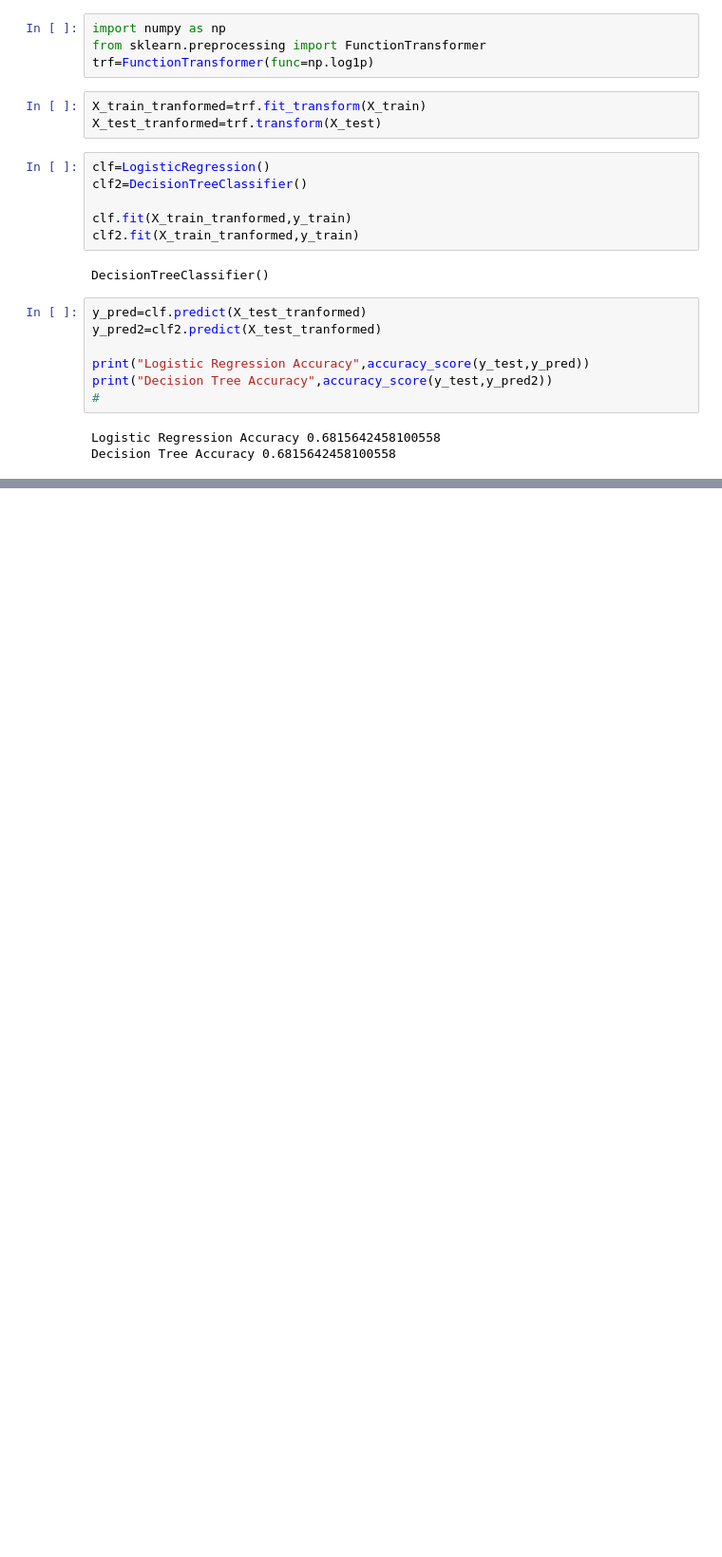
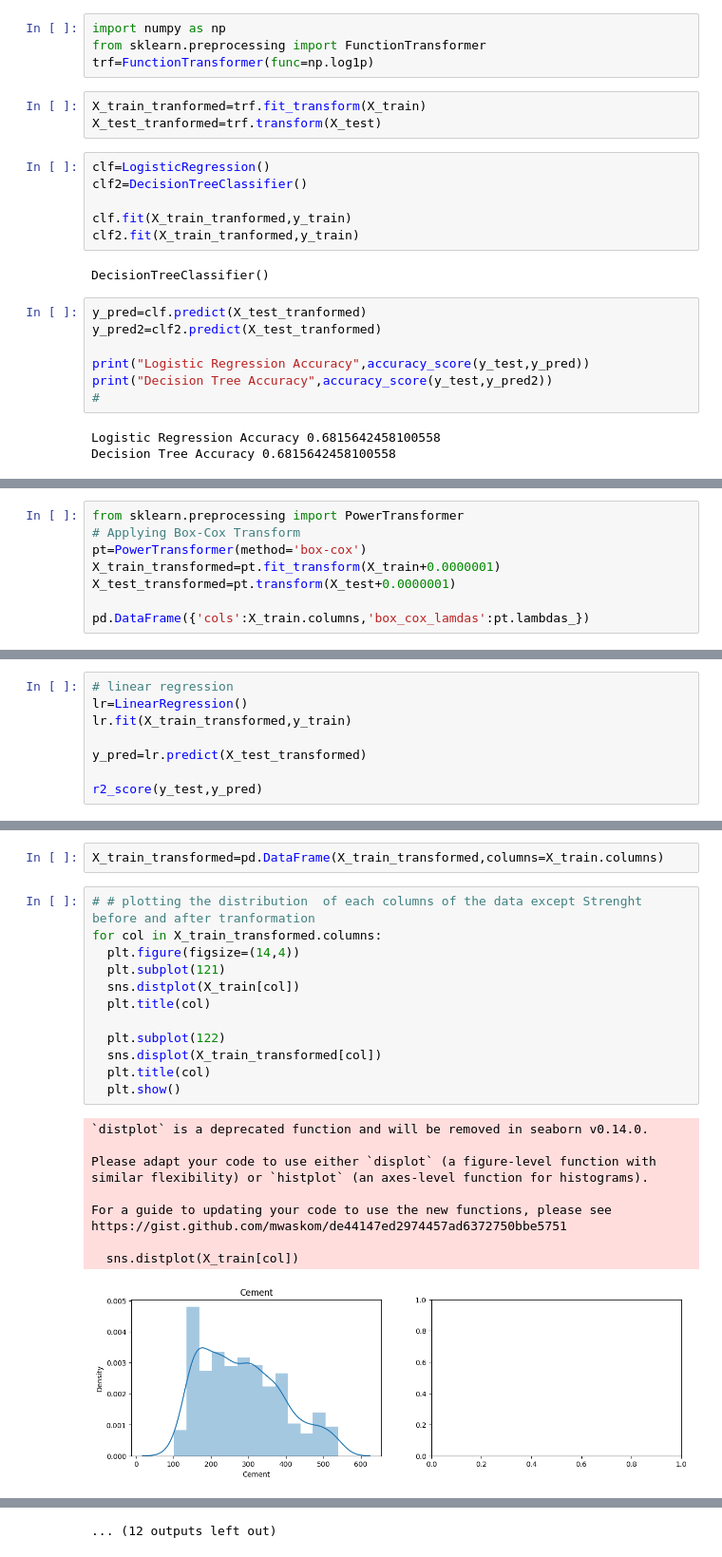
Before and after one commit to tiwarisubash956/Machine-Learning-Algorithms, a Jupyter notebook: ml-100-days.ipynb, the cells around one changed output, grey strips where cells are left out. Shown at 95% size. Drawn from its saved outputs; the diff is of its cells as text; blank space fills up the shorter version.

```diff
--- a/ml-100-days.ipynb
+++ b/ml-100-days.ipynb
@@ -1228,0 +1377,8 @@ Decision Tree Accuracy 0.6815642458100558
+# %%
+from sklearn.preprocessing import PowerTransformer
+# Applying Box-Cox Transform
+pt=PowerTransformer(method='box-cox')
+X_train_transformed=pt.fit_transform(X_train+0.0000001)
+X_test_transformed=pt.transform(X_test+0.0000001)
+
+pd.DataFrame({'cols':X_train.columns,'box_cox_lamdas':pt.lambdas_})
@@ -1228,0 +1395,8 @@ Decision Tree Accuracy 0.6815642458100558
+# %%
+# linear regression
+lr=LinearRegression()
+lr.fit(X_train_transformed,y_train)
+
+y_pred=lr.predict(X_test_transformed)
+
+r2_score(y_test,y_pred)
@@ -1228,0 +1414,25 @@ Decision Tree Accuracy 0.6815642458100558
+# %%
+X_train_transformed=pd.DataFrame(X_train_transformed,columns=X_train.columns)
+# %%
+# # plotting the distribution  of each columns of the data except Strenght before and after tranformation
+for col in X_train_transformed.columns:
+  plt.figure(figsize=(14,4))
+  plt.subplot(121)
+  sns.distplot(X_train[col])
+  plt.title(col)
+
+  plt.subplot(122)
+  sns.displot(X_train_transformed[col])
+  plt.title(col)
+  plt.show()
+# %% [output]
+`distplot` is a deprecated function and will be removed in seaborn v0.14.0.
+
+Please adapt your code to use either `displot` (a figure-level function with
+similar flexibility) or `histplot` (an axes-level function for histograms).
+
+For a guide to updating your code to use the new functions, please see
+https://gist.github.com/mwaskom/de44147ed2974457ad6372750bbe5751
+
+  sns.distplot(X_train[col])
+[figure, added]
@@ -1228,0 +1473 @@ Decision Tree Accuracy 0.6815642458100558
+... (12 outputs left out)
```
Also changed, not shown: parts of 87 cells of this notebook.
